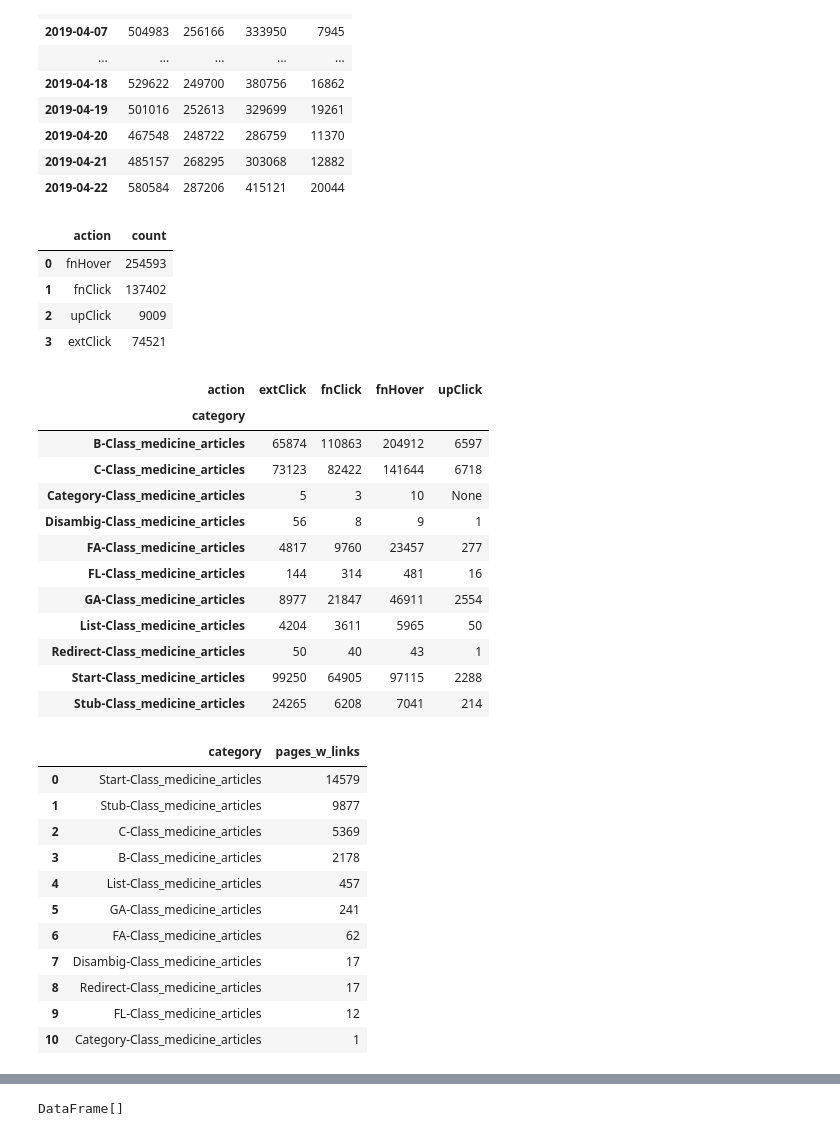
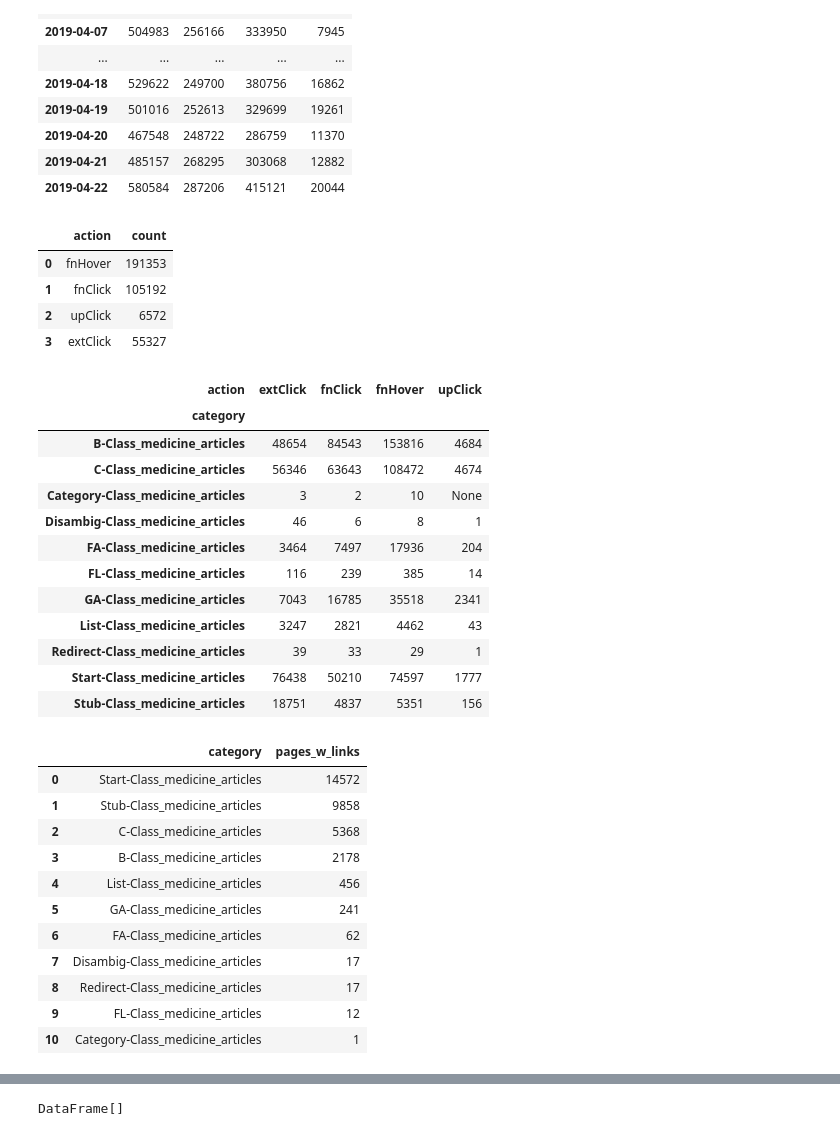
Before and after one commit to elifesciences-publications/wiki-citation-usage, a Jupyter notebook: pageload-event.ipynb, the cells around one changed output, grey strips where cells are left out. Saved outputs shown, nothing was run; the diff lists cells and outputs as text; code cells hidden in the pictures.

Commit message:
study period set to 2019-03-29 to 2019-04-22
some queries rewritten with date limits

```diff
--- a/pageload-event.ipynb
+++ b/pageload-event.ipynb
@@ -26,7 +26,7 @@ spark_hive = pyspark.sql.HiveContext(sc)
 ## basic data defaults
 
 # set date ranges for all queries
-start_date = date(2019, 3, 21)
+start_date = date(2019, 3, 29)
 end_date = date(2019, 4, 22)
 date_format = '%Y-%m-%d'
 start_date_string = start_date.strftime(date_format)
@@ -535,10 +538,10 @@ sum_top1k_events_pandas = sum_top1k_events_df.toPandas()
 sum_top1k_events_pandas
 # %% [output]
 |  | action | count |
-| 0 | fnHover | 254593 |
-| 1 | fnClick | 137402 |
-| 2 | upClick | 9009 |
-| 3 | extClick | 74521 |
+| 0 | fnHover | 191353 |
+| 1 | fnClick | 105192 |
+| 2 | upClick | 6572 |
+| 3 | extClick | 55327 |
 # %%
 # Total event count for each WP:M class (FA, A, GA, B, C, Start, Stub) by event type
 pm_category_events_query = """
@@ -551,49 +554,55 @@ FROM
     AS projmed_categories
 WHERE event.page_id = projmed_categories.page_id
     AND wiki = 'enwiki'
-    AND event.page_id IN (SELECT DISTINCT page_id FROM ryanmax.projmed_with_extlinks)
+    AND event.page_id IN
+        (SELECT DISTINCT page_id
+        FROM ryanmax.projmed_with_extlinks
+        WHERE to_date(dt) >= '{}'
+        AND to_date(dt) <= '{}'
+        )
     {}
     AND to_date(dt) >= '{}'
     AND to_date(dt) <= '{}'
     AND useragent.is_bot = FALSE
     AND event.session_token in (
         SELECT event.session_token
         FROM event.citationusagepageload
         WHERE wiki = 'enwiki'
         {}
         AND to_date(dt) >= '{}'
         AND to_date(dt) <= '{}'
         AND useragent.is_bot = FALSE
         )
 GROUP BY projmed_categories.category, event.action
 ORDER BY projmed_categories.category, event.action
 """
 
 pm_category_events = spark.sql(
     pm_category_events_query.format(
+        start_date_string, end_date_string,
         event_exclusion_sql, start_date_string, end_date_string,
         pageload_exclusion_sql, start_date_string, end_date_string,
     ))
 pm_category_events_rdd = pm_category_events.rdd
 pm_category_events_df = sqlContext.createDataFrame(pm_category_events_rdd)
 pm_category_events_pandas = pm_category_events_df.toPandas()
 # set precision of count values so they don't appear with a decimal place ... likely an easier way to do this
 pm_category_events_pandas['count'] = pm_category_events_pandas['count'].map(lambda x: '{0:.0f}'.format(x))
 pm_category_events_pandas.pivot(index='category', columns='action', values='count')
 # %% [output]
 | action | extClick | fnClick | fnHover | upClick |
 | category |  |  |  |  |
-| B-Class_medicine_articles | 65874 | 110863 | 204912 | 6597 |
-| C-Class_medicine_articles | 73123 | 82422 | 141644 | 6718 |
-| Category-Class_medicine_articles | 5 | 3 | 10 | None |
-| Disambig-Class_medicine_articles | 56 | 8 | 9 | 1 |
-| FA-Class_medicine_articles | 4817 | 9760 | 23457 | 277 |
-| FL-Class_medicine_articles | 144 | 314 | 481 | 16 |
-| GA-Class_medicine_articles | 8977 | 21847 | 46911 | 2554 |
-| List-Class_medicine_articles | 4204 | 3611 | 5965 | 50 |
-| Redirect-Class_medicine_articles | 50 | 40 | 43 | 1 |
-| Start-Class_medicine_articles | 99250 | 64905 | 97115 | 2288 |
-| Stub-Class_medicine_articles | 24265 | 6208 | 7041 | 214 |
+| B-Class_medicine_articles | 48654 | 84543 | 153816 | 4684 |
+| C-Class_medicine_articles | 56346 | 63643 | 108472 | 4674 |
+| Category-Class_medicine_articles | 3 | 2 | 10 | None |
+| Disambig-Class_medicine_articles | 46 | 6 | 8 | 1 |
+| FA-Class_medicine_articles | 3464 | 7497 | 17936 | 204 |
+| FL-Class_medicine_articles | 116 | 239 | 385 | 14 |
+| GA-Class_medicine_articles | 7043 | 16785 | 35518 | 2341 |
+| List-Class_medicine_articles | 3247 | 2821 | 4462 | 43 |
+| Redirect-Class_medicine_articles | 39 | 33 | 29 | 1 |
+| Start-Class_medicine_articles | 76438 | 50210 | 74597 | 1777 |
+| Stub-Class_medicine_articles | 18751 | 4837 | 5351 | 156 |
 # %%
 # count of pages with external links for each WP:M class (FA, A, GA, B, C, Start, Stub)
 # numbers will not match [1] because we're limiting to namespace 0 pages with external links
@@ -602,20 +611,25 @@ pm_category_pages = """
 SELECT category, COUNT(DISTINCT page_id) AS pages_w_links
 FROM ryanmax.projmed_categories
 WHERE category LIKE '%Class_medicine_articles%'
-AND page_id IN (SELECT DISTINCT page_id FROM ryanmax.projmed_with_extlinks)
+AND page_id IN
+            (SELECT DISTINCT page_id
+            FROM ryanmax.projmed_with_extlinks
+            WHERE to_date(dt) >= '{}'
+            AND to_date(dt) <= '{}'
+            )
 GROUP BY category
 ORDER BY COUNT(*) DESC
 """
-pm_cat_counts = spark.sql(pm_category_pages)
+pm_cat_counts = spark.sql(pm_category_pages.format(start_date_string, end_date_string))
 cats = sqlContext.createDataFrame(pm_cat_counts.rdd)
 cats.toPandas()
 # %% [output]
 |  | category | pages_w_links |
-| 0 | Start-Class_medicine_articles | 14579 |
-| 1 | Stub-Class_medicine_articles | 9877 |
-| 2 | C-Class_medicine_articles | 5369 |
+| 0 | Start-Class_medicine_articles | 14572 |
+| 1 | Stub-Class_medicine_articles | 9858 |
+| 2 | C-Class_medicine_articles | 5368 |
 | 3 | B-Class_medicine_articles | 2178 |
-| 4 | List-Class_medicine_articles | 457 |
+| 4 | List-Class_medicine_articles | 456 |
 | 5 | GA-Class_medicine_articles | 241 |
 | 6 | FA-Class_medicine_articles | 62 |
 | 7 | Disambig-Class_medicine_articles | 17 |
```
Also changed, not shown: parts of 15 cells of this notebook.
